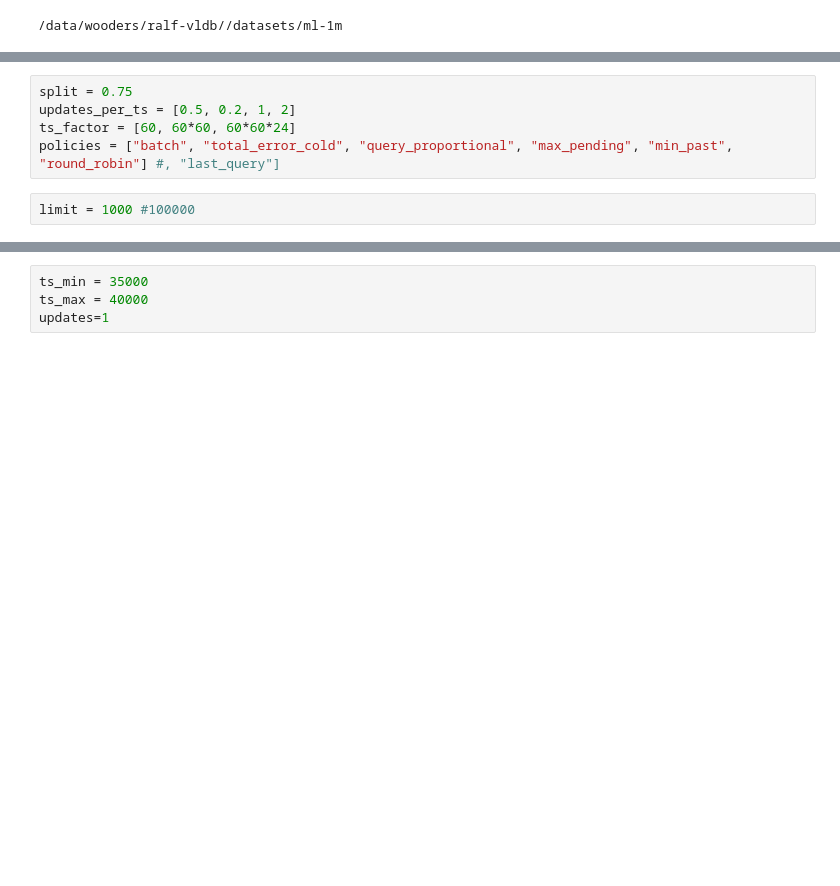
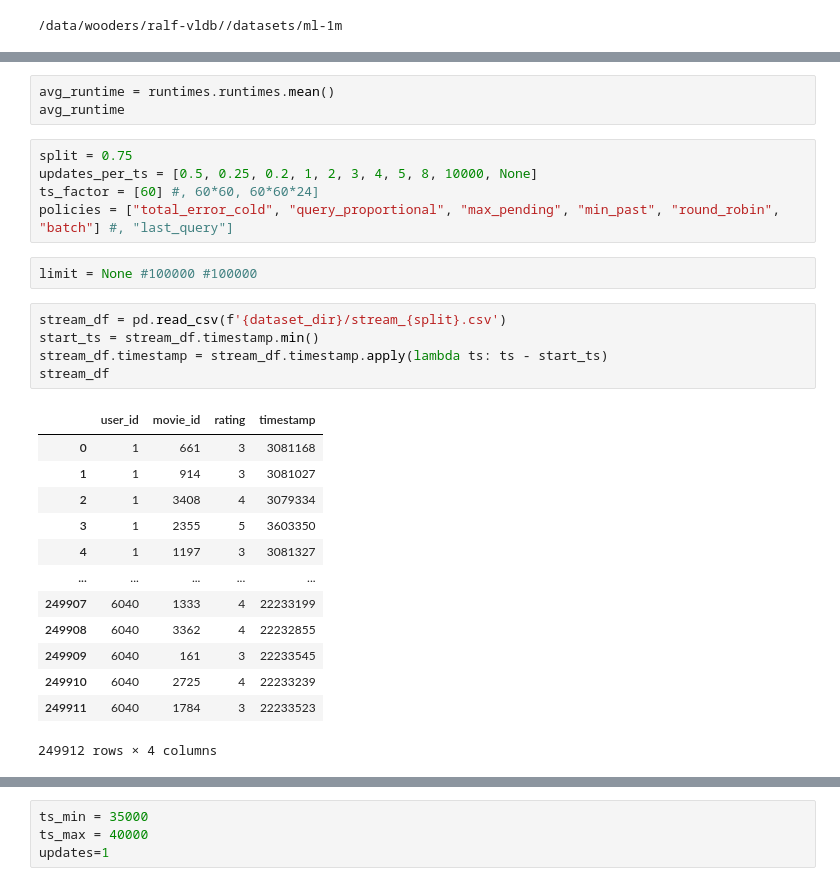
Before and after one commit to feature-store/experiments, a Jupyter notebook: nb/03-29-22-als_plots.ipynb, the cells around one changed output, grey strips where cells are left out. Cells and saved outputs as stored; diff of their text form; blank space fills up the shorter version.

```diff
--- a/nb/03-29-22-als_plots.ipynb
+++ b/nb/03-29-22-als_plots.ipynb
@@ -18,7 +39,29 @@ result_dir = use_results(experiment, download=False)
+# %%
+avg_runtime = runtimes.runtimes.mean()
+avg_runtime
 # %%
 split = 0.75
-updates_per_ts = [0.5, 0.2, 1, 2]
-ts_factor = [60, 60*60, 60*60*24]
-policies = ["batch", "total_error_cold", "query_proportional", "max_pending", "min_past", "round_robin"] #, "last_query"]
+updates_per_ts = [0.5, 0.25, 0.2, 1, 2, 3, 4, 5, 8, 10000, None]
+ts_factor = [60] #, 60*60, 60*60*24]
+policies = ["total_error_cold", "query_proportional", "max_pending", "min_past", "round_robin", "batch"] #, "last_query"]
 # %%
-limit = 1000 #100000
+limit = None #100000 #100000
+# %%
+stream_df = pd.read_csv(f'{dataset_dir}/stream_{split}.csv')
+start_ts = stream_df.timestamp.min()
+stream_df.timestamp = stream_df.timestamp.apply(lambda ts: ts - start_ts)
+stream_df
+# %% [output]
+|  | user_id | movie_id | rating | timestamp |
+| 0 | 1 | 661 | 3 | 3081168 |
+| 1 | 1 | 914 | 3 | 3081027 |
+| 2 | 1 | 3408 | 4 | 3079334 |
+| 3 | 1 | 2355 | 5 | 3603350 |
+| 4 | 1 | 1197 | 3 | 3081327 |
+| ... | ... | ... | ... | ... |
+| 249907 | 6040 | 1333 | 4 | 22233199 |
+| 249908 | 6040 | 3362 | 4 | 22232855 |
+| 249909 | 6040 | 161 | 3 | 22233545 |
+| 249910 | 6040 | 2725 | 4 | 22233239 |
+| 249911 | 6040 | 1784 | 3 | 22233523 |
+249912 rows × 4 columns
```
Also changed, not shown: parts of 110 cells of this notebook, 6 other files.
